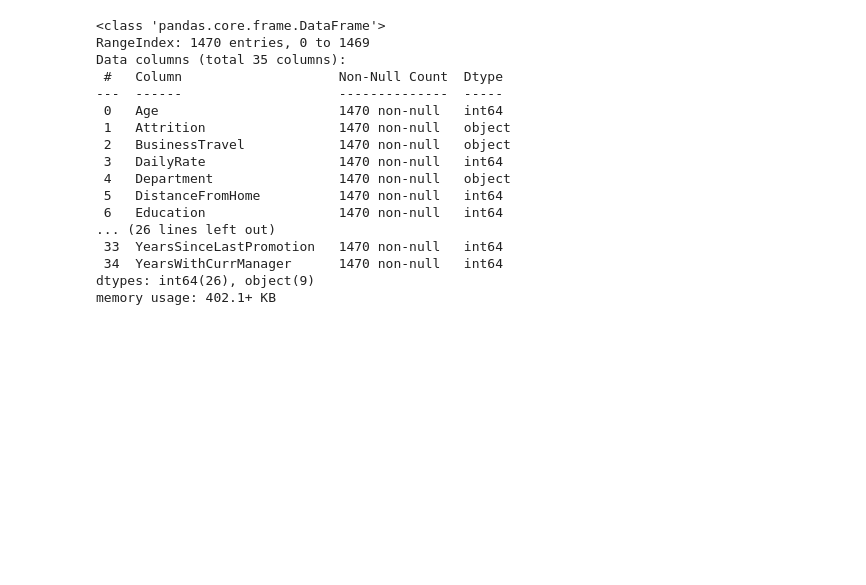
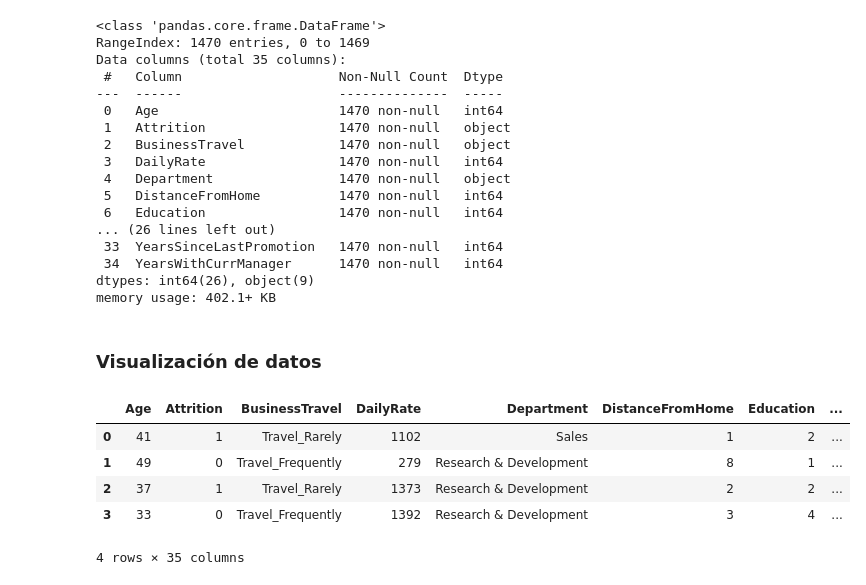
Before and after one commit to Garavirod/data-science, a Jupyter notebook: practices/human-resources/human-resources-problem.ipynb, the cells around one changed output. Drawn from its saved outputs; the diff is of its cells as text; code cells hidden in the pictures; blank space fills up the shorter version.

```diff
--- a/practices/human-resources/human-resources-problem.ipynb
+++ b/practices/human-resources/human-resources-problem.ipynb
@@ -74,3 +74,24 @@ Data columns (total 35 columns):
  34  YearsWithCurrManager      1470 non-null   int64
 dtypes: int64(26), object(9)
 memory usage: 402.1+ KB
+# %% [markdown]
+### Visualización de datos
+# %%
+# Para crear modelos es necesario llevar los datos categoricos a numéricos
+
+# Convertir la columna Attrition de valores Yes/No a 1 y 0 respectivamente.
+employee_df['Attrition'] = employee_df['Attrition'].apply(lambda x: 1 if x == 'Yes' else 0)
+# Convertir la columna over18 de valores Y/N a 1 y 0 respectivamente.
+employee_df['Over18'] = employee_df['Over18'].apply(lambda x: 1 if x == 'Y' else 0)
+# Convertir la columna overTime de valores Yes/No a 1 y 0 respectivamente.
+employee_df['OverTime'] = employee_df['OverTime'].apply(lambda x: 1 if x == 'Yes' else 0)
+
+# Mostrar resultados
+employee_df.head(4)
+# %% [output]
+|  | Age | Attrition | BusinessTravel | DailyRate | Department | DistanceFromHome | Education | ... |
+| 0 | 41 | 1 | Travel_Rarely | 1102 | Sales | 1 | 2 | ... |
+| 1 | 49 | 0 | Travel_Frequently | 279 | Research & Development | 8 | 1 | ... |
+| 2 | 37 | 1 | Travel_Rarely | 1373 | Research & Development | 2 | 2 | ... |
+| 3 | 33 | 0 | Travel_Frequently | 1392 | Research & Development | 3 | 4 | ... |
+4 rows × 35 columns
```
Also changed, not shown: parts of 3 cells of this notebook.
